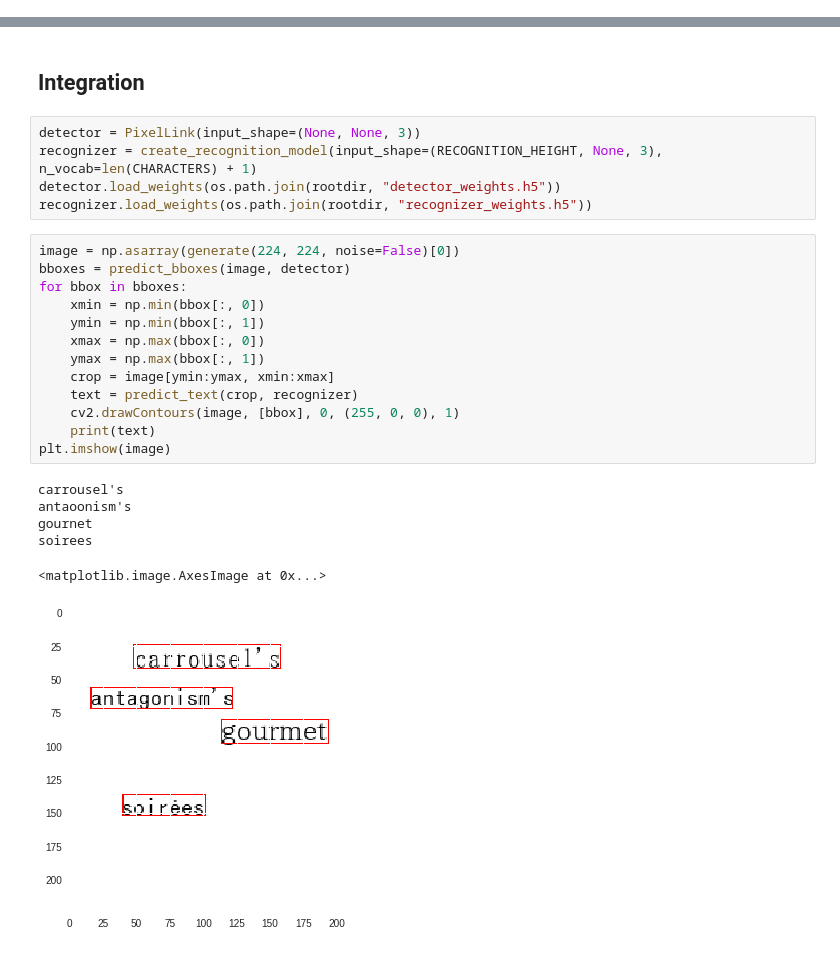
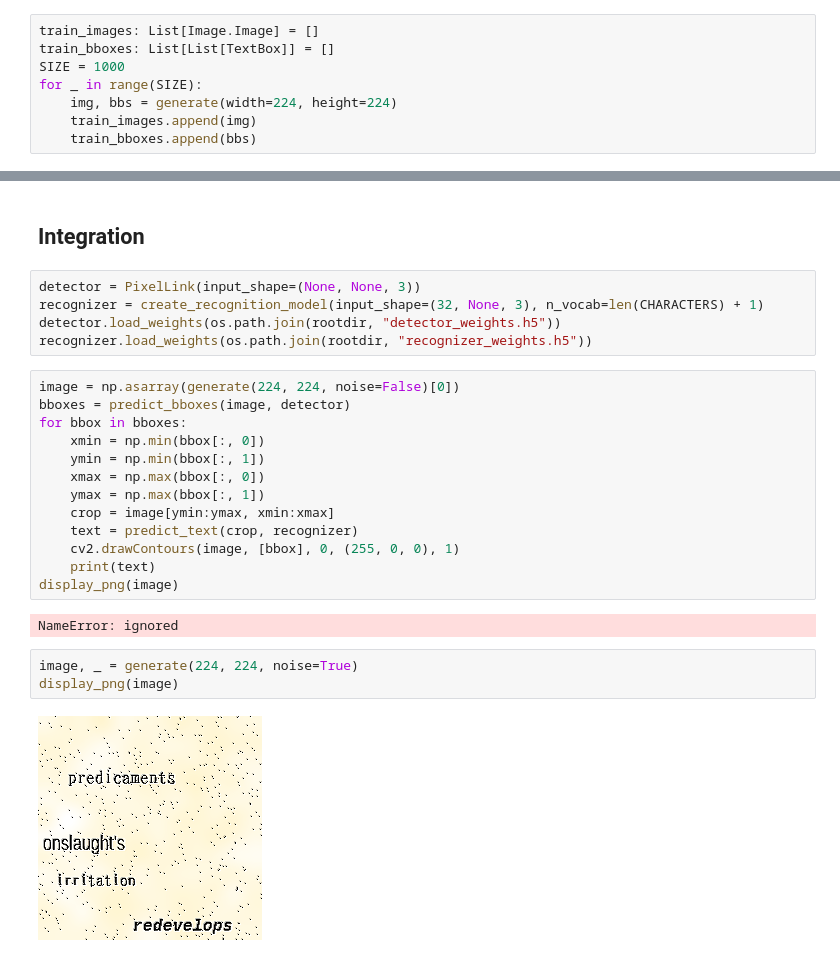
Before and after one commit to agatan/Building-OCR-System-TechBookFest6, a Jupyter notebook: techbook6.ipynb, the cells around one changed output, grey strips where cells are left out. Cells and saved outputs as stored; diff of their text form.

```diff
--- a/techbook6.ipynb
+++ b/techbook6.ipynb
@@ -62,0 +249,8 @@ fontnames
+# %%
+train_images: List[Image.Image] = []
+train_bboxes: List[List[TextBox]] = []
+SIZE = 1000
+for _ in range(SIZE):
+    img, bbs = generate(width=224, height=224)
+    train_images.append(img)
+    train_bboxes.append(bbs)
@@ -956,7 +1472,7 @@ Create a `tf.sparse.SparseTensor` and use `tf.sparse.to_dense` instead.
 ## Integration
 # %%
 detector = PixelLink(input_shape=(None, None, 3))
-recognizer = create_recognition_model(input_shape=(RECOGNITION_HEIGHT, None, 3), n_vocab=len(CHARACTERS) + 1)
+recognizer = create_recognition_model(input_shape=(32, None, 3), n_vocab=len(CHARACTERS) + 1)
 detector.load_weights(os.path.join(rootdir, "detector_weights.h5"))
 recognizer.load_weights(os.path.join(rootdir, "recognizer_weights.h5"))
 # %%
@@ -971,11 +1487,11 @@ for bbox in bboxes:
     text = predict_text(crop, recognizer)
     cv2.drawContours(image, [bbox], 0, (255, 0, 0), 1)
     print(text)
-plt.imshow(image)
+display_png(image)
 # %% [output]
-carrousel's
-antaoonism's
-gournet
-soirees
+NameError: ignored
-<matplotlib.image.AxesImage at 0x...>
-[figure, removed]
+# %%
+image, _ = generate(224, 224, noise=True)
+display_png(image)
+# %% [output]
+[figure, added]
```
Also changed, not shown: parts of 32 cells of this notebook.
